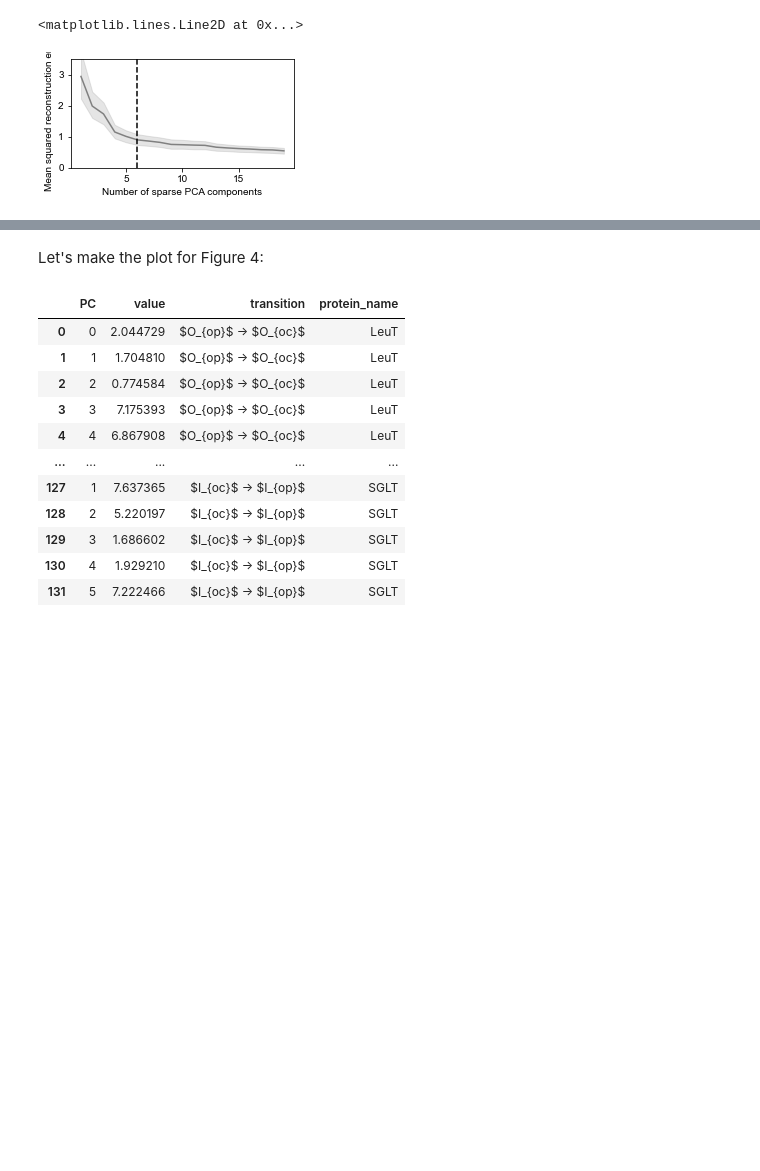
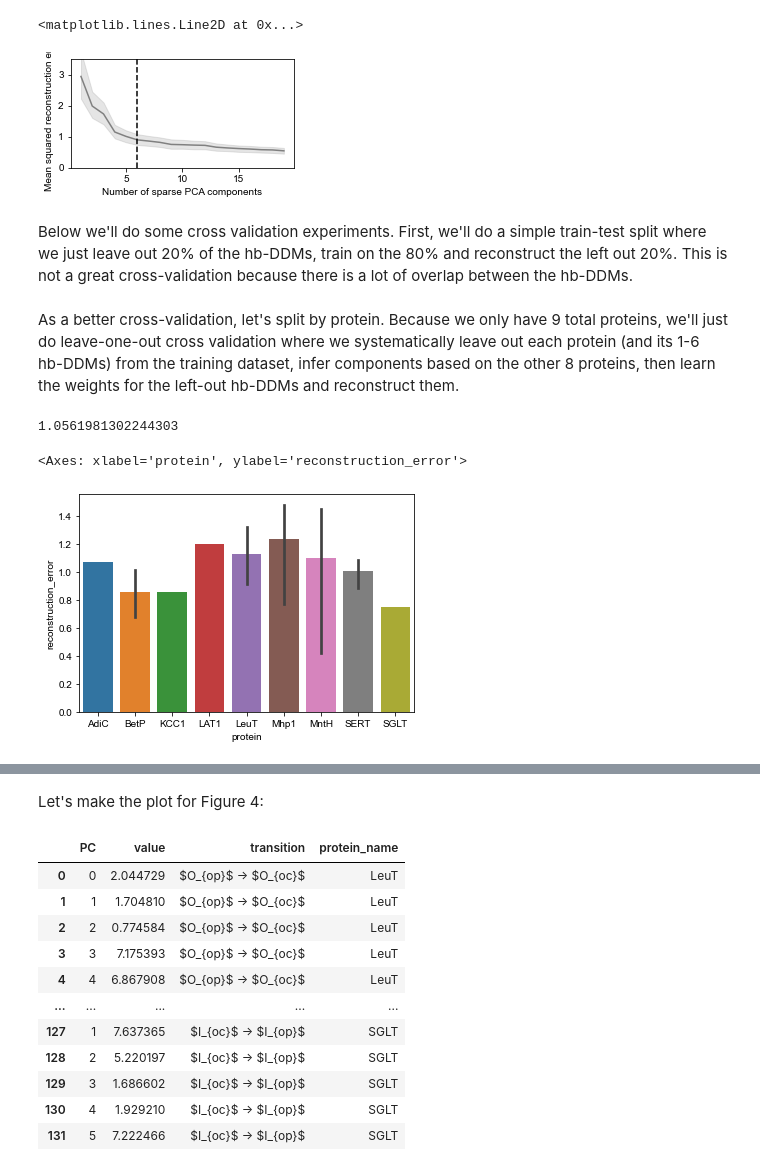
Before and after one commit to GaudetLab/pyDDM, a Jupyter notebook: PCA on the DDMs.ipynb, the cells around one changed output, grey strips where cells are left out. Cells and saved outputs as stored; diff of their text form; code cells hidden in the pictures; blank space fills up the shorter version.

```diff
--- a/PCA on the DDMs.ipynb
+++ b/PCA on the DDMs.ipynb
@@ -203,3 +206,5 @@ plt.axvline(6, c='k', linestyle='dashed')
 # %% [output]
 <matplotlib.lines.Line2D at 0x...>
 [figure]
+# %% [markdown]
+Below we'll do some cross validation experiments. First, we'll do a simple train-test split where we just leave out 20% of the hb-DDMs, train on the 80% and reconstruct the left out 20%. This is not a great cross-validation because there is a lot of overlap between the hb-DDMs.
@@ -205,0 +263,37 @@ plt.axvline(6, c='k', linestyle='dashed')
+# %% [markdown]
+As a better cross-validation, let's split by protein. Because we only have 9 total proteins, we'll just do leave-one-out cross validation where we systematically leave out each protein (and its 1-6 hb-DDMs) from the training dataset, infer components based on the other 8 proteins, then learn the weights for the left-out hb-DDMs and reconstruct them.
+# %%
+unique_proteins = np.unique(all_transitions['name'])
+
+recon_loss_protein_split = []
+
+for unique_protein in unique_proteins:
+
+    train_indices = np.where(all_transitions['name']!=unique_protein)[0]
+    test_indices = np.where(all_transitions['name']==unique_protein)[0]
+
+    hb_ddms_train = np.array([hb_ddms[i] for i in train_indices])
+    hb_ddms_test = np.array([hb_ddms[i] for i in test_indices])
+
+    pca = train_sparse_pca(hb_ddms_train, nc, alpha)
+
+    comp, proj = get_sparse_pca_weights(hb_ddms_test, pca)
+
+    # # reconstruct the ddm from the weighted sums of the components
+    for i in range(len(proj)):
+        recon = np.sum([comp[k].reshape((14,14)) * proj[i][k] for k in range(6)], axis=0)
+
+        # # calculate the mean squared error
+        mse = np.sqrt(np.mean((recon - hb_ddms_test[i])**2))
+
+        recon_loss_protein_split.append([unique_protein, mse])
+# %%
+losses = pd.DataFrame(recon_loss_protein_split, columns=("protein", "reconstruction_error"))
+
+print(np.mean(losses.reconstruction_error))
+
+sns.barplot(data=losses, x="protein", y="reconstruction_error")
+# %% [output]
+1.0561981302244303
+<Axes: xlabel='protein', ylabel='reconstruction_error'>
+[figure, added]
```
Also changed, not shown: parts of 30 cells of this notebook, 11 other files.
